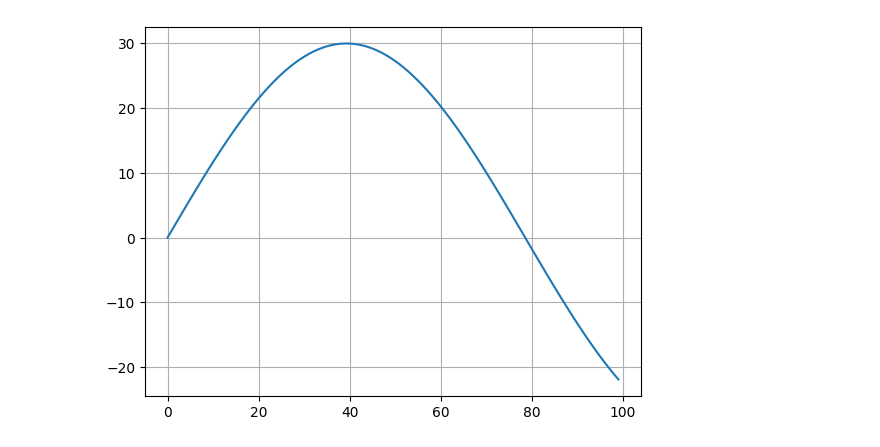
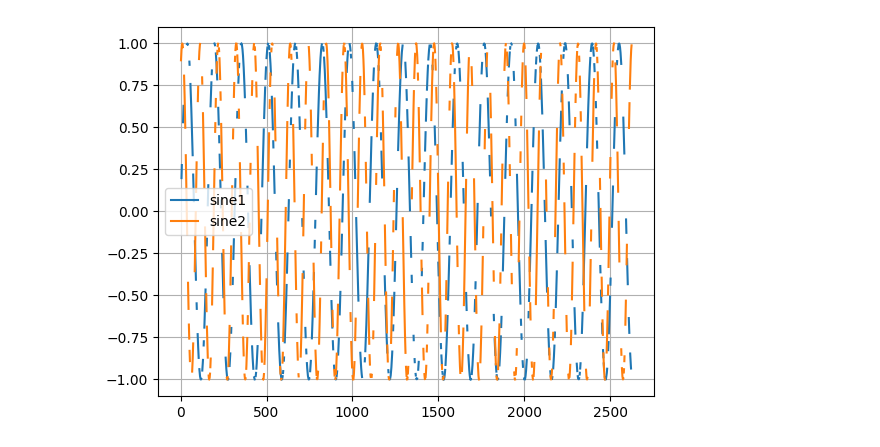
Before and after one commit to EdvardJSHolen/Final-Year-Project, a Jupyter notebook: TimeFusion/random_walk_example.ipynb, the cells around one changed output. Saved outputs shown, nothing was run; the diff lists cells and outputs as text; code cells hidden in the pictures.

```diff
--- a/TimeFusion/random_walk_example.ipynb
+++ b/TimeFusion/random_walk_example.ipynb
@@ -23,10 +24,11 @@ cov = [
 # List to hold samples
 samples = []
 
-for i in range(10000):
+for i in range(30000):
 
     # Calculate underlying sine values
-    y = 30*np.array([np.sin(0.04*i),np.sin((0.06*i + 1))])
+    y = 1*np.array([np.sin(0.04*i),np.sin((0.06*i + 1))])
+    #y = 1*np.array([np.sin(0.04*i),np.sin(0.04*i)])
 
     # Draw random samples from normal distribution
     #z = np.random.multivariate_normal(z,cov)
@@ -39,7 +41,7 @@ for i in range(10000):
 data = pd.DataFrame(data=samples,columns=["sine1","sine2"])
 
 # Remove 50% of samples to make into an irregular time-series
-keep = 1 # What fraction of cells to keep
+keep = 0.5 # What fraction of cells to keep
 mask = [False]*int(2*len(data)*keep) + [True]*int(2*len(data)*(1-keep))
 random.shuffle(mask)
 mask = np.array(mask).reshape((len(data),2))
@@ -49,9 +51,9 @@ data = data.mask(mask)
 data = data.dropna(axis = 0, how = 'all')
 # %%
 # Plot data so we can inspect it
-data["sine1"][:100].plot()
+data[:2000].plot()
 plt.grid(True)
 # %% [output]
-[figure, old version]
+[figure, new version]
 # %%
 predictor = TimeFusion(
```
Also changed, not shown: parts of 12 cells of this notebook, 4 other files.
